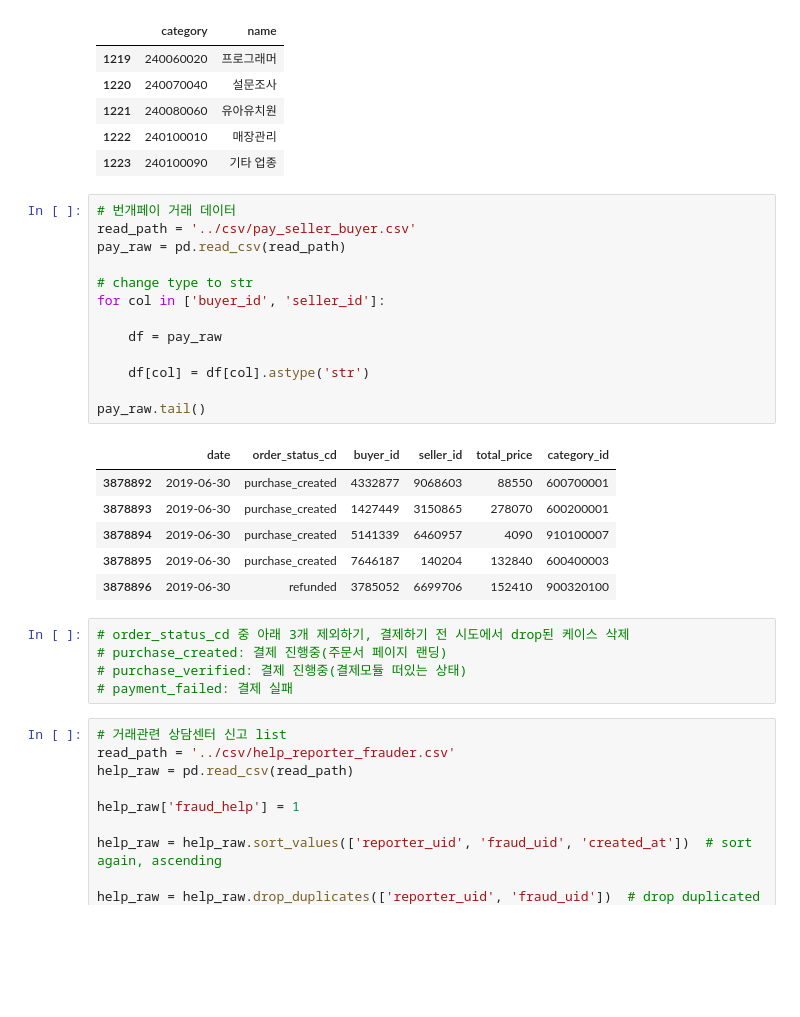
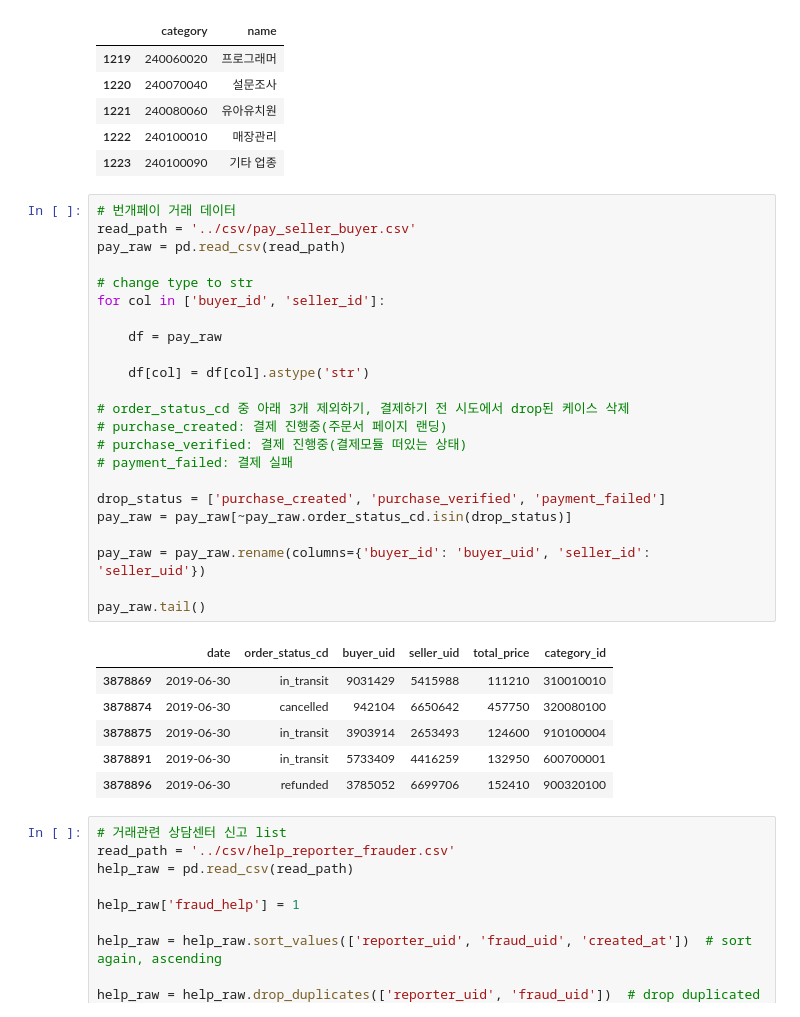
Before and after one commit to kiyoja07/python-bunjang, a Jupyter notebook: data-analysis/jupyter/11.fraud_pay.ipynb, the cells around one changed output. Drawn from its saved outputs; the diff is of its cells as text; blank space fills up the shorter version.

```diff
--- a/data-analysis/jupyter/11.fraud_pay.ipynb
+++ b/data-analysis/jupyter/11.fraud_pay.ipynb
@@ -26,28 +26,33 @@ df_category.tail()
 # %%
 # 번개페이 거래 데이터
 read_path = '../csv/pay_seller_buyer.csv'
 pay_raw = pd.read_csv(read_path)
 
 # change type to str
 for col in ['buyer_id', 'seller_id']:
 
     df = pay_raw
 
     df[col] = df[col].astype('str')
 
+# order_status_cd 중 아래 3개 제외하기, 결제하기 전 시도에서 drop된 케이스 삭제
+# purchase_created: 결제 진행중(주문서 페이지 랜딩)
+# purchase_verified: 결제 진행중(결제모듈 떠있는 상태)
+# payment_failed: 결제 실패
+
+drop_status = ['purchase_created', 'purchase_verified', 'payment_failed']
+pay_raw = pay_raw[~pay_raw.order_status_cd.isin(drop_status)]
+
+pay_raw = pay_raw.rename(columns={'buyer_id': 'buyer_uid', 'seller_id': 'seller_uid'})
+
 pay_raw.tail()
 # %% [output]
-|  | date | order_status_cd | buyer_id | seller_id | total_price | category_id |
-| 3878892 | 2019-06-30 | purchase_created | 4332877 | 9068603 | 88550 | 600700001 |
-| 3878893 | 2019-06-30 | purchase_created | 1427449 | 3150865 | 278070 | 600200001 |
-| 3878894 | 2019-06-30 | purchase_created | 5141339 | 6460957 | 4090 | 910100007 |
-| 3878895 | 2019-06-30 | purchase_created | 7646187 | 140204 | 132840 | 600400003 |
+|  | date | order_status_cd | buyer_uid | seller_uid | total_price | category_id |
+| 3878869 | 2019-06-30 | in_transit | 9031429 | 5415988 | 111210 | 310010010 |
+| 3878874 | 2019-06-30 | cancelled | 942104 | 6650642 | 457750 | 320080100 |
+| 3878875 | 2019-06-30 | in_transit | 3903914 | 2653493 | 124600 | 910100004 |
+| 3878891 | 2019-06-30 | in_transit | 5733409 | 4416259 | 132950 | 600700001 |
 | 3878896 | 2019-06-30 | refunded | 3785052 | 6699706 | 152410 | 900320100 |
-# %%
-# order_status_cd 중 아래 3개 제외하기, 결제하기 전 시도에서 drop된 케이스 삭제
-# purchase_created: 결제 진행중(주문서 페이지 랜딩)
-# purchase_verified: 결제 진행중(결제모듈 떠있는 상태)
-# payment_failed: 결제 실패
 # %%
 # 거래관련 상담센터 신고 list
 read_path = '../csv/help_reporter_frauder.csv'
```
Also changed, not shown: parts of 2 cells of this notebook, 9 other files.
